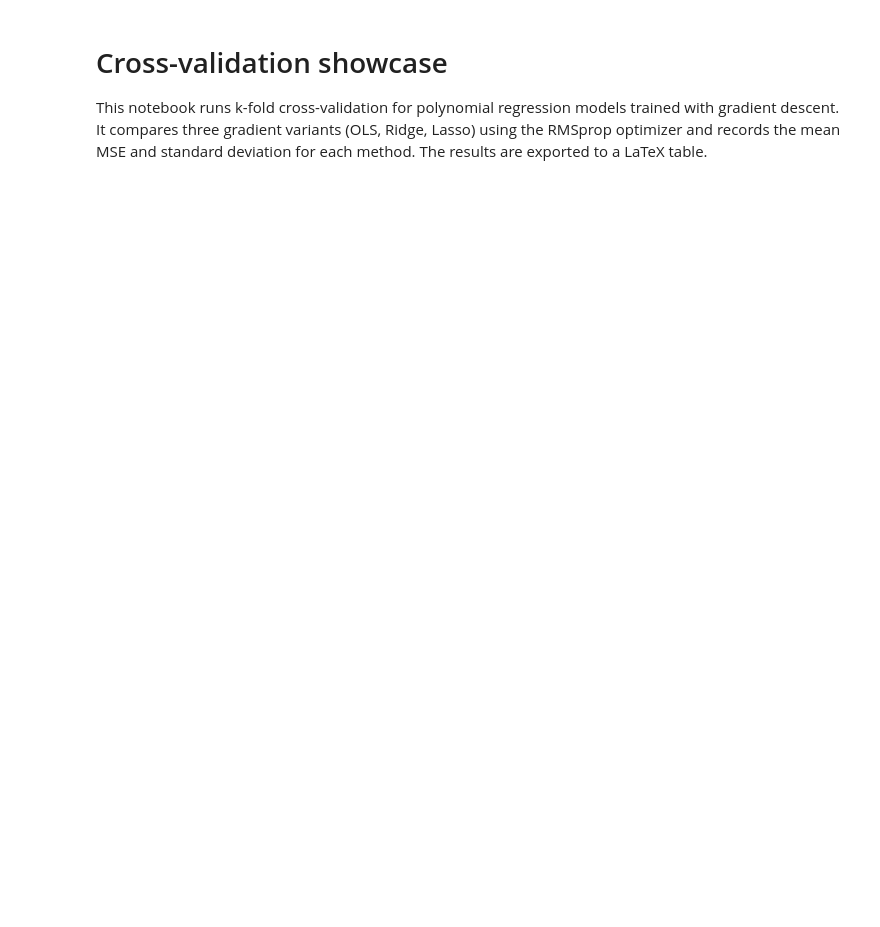
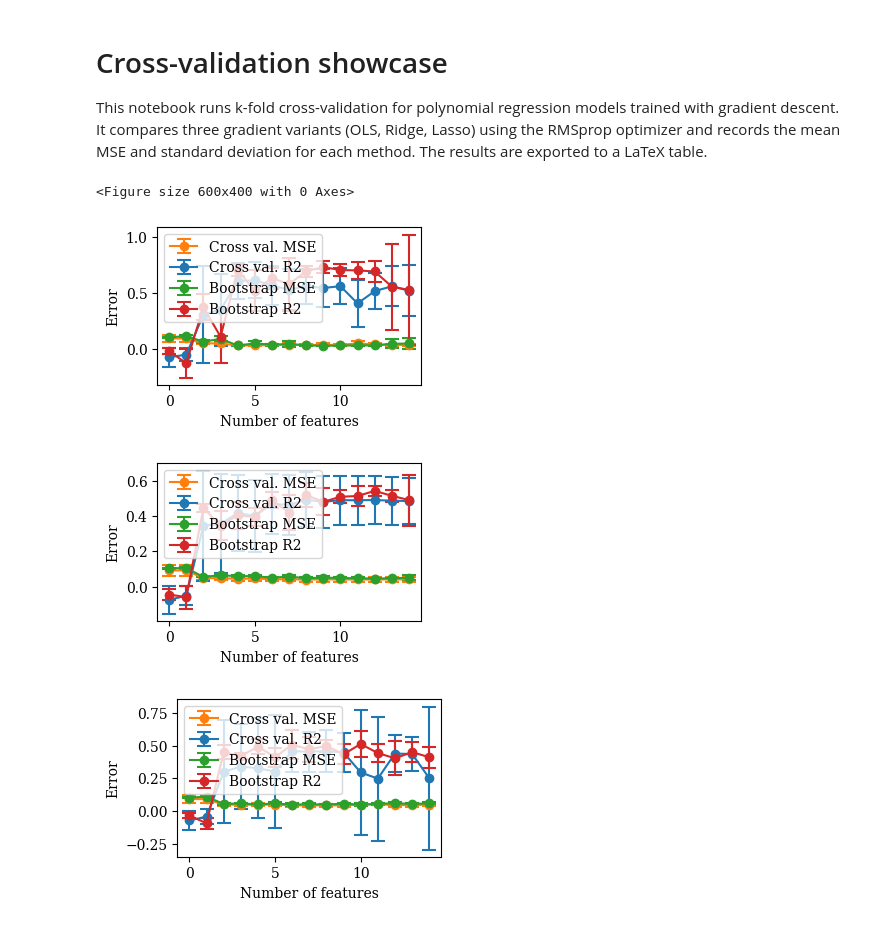
Before and after one commit to yangliu141/Exploration-of-Regression-with-the-Runge-Function, a Jupyter notebook: Code/Showcase_Notebooks/crossvalidation.ipynb, the cells around one changed output. Drawn from its saved outputs; the diff is of its cells as text; code cells hidden in the pictures; blank space fills up the shorter version.

```diff
--- a/Code/Showcase_Notebooks/crossvalidation.ipynb
+++ b/Code/Showcase_Notebooks/crossvalidation.ipynb
@@ -49,0 +55,49 @@ convertToTable(results, "CrossValidationTable.tex", ["MSE", "Standard deviation"
+# %%
+plt.figure(figsize=(6,4))
+resultsTransposed = np.transpose(results, (0, 2, 3, 1))
+
+graphNames = ["Cross val. MSE", "Cross val. R2", "Bootstrap MSE", "Bootstrap R2"]
+
+mpl.rcParams.update({
+        "font.family": "serif",    # match LaTeX document
+        "font.size": 10,           # document font size
+        "axes.labelsize": 10,
+        "legend.fontsize": 10,
+        "xtick.labelsize": 10,
+        "ytick.labelsize": 10,
+    })
+
+
+# Figure size & line width
+COLUMNWIDTH_PT = 246.0           # LaTeX \columnwidth
+INCHES_PER_PT = 1/72.27
+FIG_WIDTH = COLUMNWIDTH_PT * INCHES_PER_PT
+FIG_HEIGHT = FIG_WIDTH * 0.6      # adjust aspect ratio
+STANDARD_LINEWIDTH = 1.5
+
+color = ['tab:orange', 'tab:blue', 'tab:green', 'tab:red']
+
+for gradient_idx, gradientResult in enumerate(resultsTransposed):
+    plt.figure(figsize=(FIG_WIDTH, FIG_HEIGHT))
+    for graph_idx, graph in enumerate(gradientResult):
+        mean = graph[0]
+        std  = graph[1]
+
+        plt.errorbar(
+            n_features_list, mean, yerr=std,
+            fmt='-o', capsize=5, elinewidth=1.5, capthick=1.5,
+            label=graphNames[graph_idx],
+            color=color[graph_idx],
+            linewidth=STANDARD_LINEWIDTH
+        )
+
+    plt.xlabel("Number of features")
+    plt.ylabel("Error")
+    plt.legend()
+    plt.savefig(f"figures/crossValBootstrap{str(GRADIENTS[gradient_idx])}.pdf", format='pdf')
+    plt.show()
+# %% [output]
+<Figure size 600x400 with 0 Axes>
+[figure, added]
+[figure, added]
+[figure, added]
```
Also changed, not shown: parts of 2 cells of this notebook, 9 other files.
